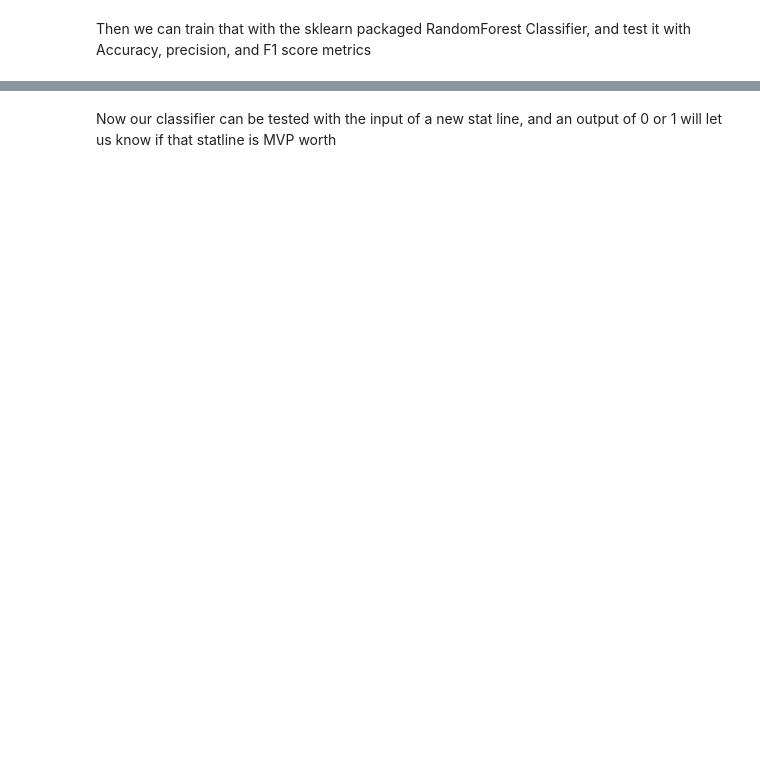
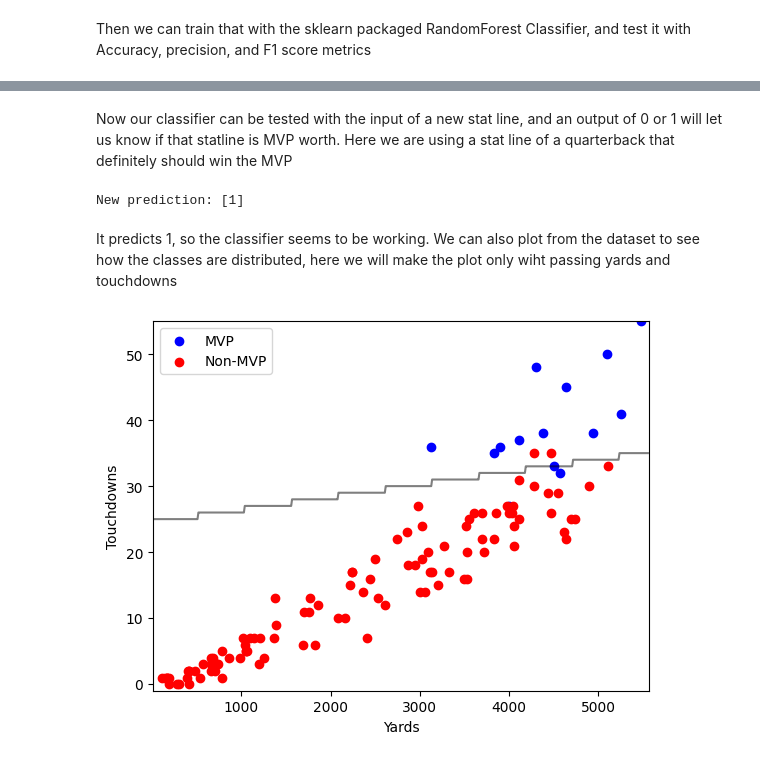
Before and after one commit to DaltonLee2k/DeepLearningFinal, a Jupyter notebook: DLFinalProject/dlFinal.ipynb, the cells around one changed output, grey strips where cells are left out. Saved outputs shown, nothing was run; the diff lists cells and outputs as text; code cells hidden in the pictures; blank space fills up the shorter version.

```diff
--- a/DLFinalProject/dlFinal.ipynb
+++ b/DLFinalProject/dlFinal.ipynb
@@ -38,2 +71,2 @@ print('F1-score:', f1_score(y_test, y_pred))
 # %% [markdown]
-Now our classifier can be tested with the input of a new stat line, and an output of 0 or 1 will let us know if that statline is MVP worth
+Now our classifier can be tested with the input of a new stat line, and an output of 0 or 1 will let us know if that statline is MVP worth. Here we are using a stat line of a quarterback that definitely should win the MVP
@@ -44,0 +73,54 @@ print('New prediction:', new_prediction)
+# %%
+# Define the new stat line with the 'Wins', 'Losses', and 'Ties' columns included
+new_stat_line = [[16, '13-3-0', 4299, 48, 5, 121.5]]
+new_stat_line_df = pd.DataFrame(new_stat_line, columns=['G', 'QBrec', 'Yds', 'TD', 'Int', 'Rate'])
+
+# Split the QBrec column into wins, losses, and ties
+new_stat_line_df[['Wins', 'Losses', 'Ties']] = new_stat_line_df['QBrec'].str.split('-', expand=True)
+
+# Convert the wins, losses, and ties columns to numeric data types
+new_stat_line_df[['Wins', 'Losses', 'Ties']] = new_stat_line_df[['Wins', 'Losses', 'Ties']].apply(pd.to_numeric)
+
+# Drop the QBrec column and make the prediction
+new_stat_line_df = new_stat_line_df.drop('QBrec', axis=1)
+new_prediction = clf.predict(new_stat_line_df)
+print('New prediction:', new_prediction)
+# %% [output]
+New prediction: [1]
+# %% [markdown]
+It predicts 1, so the classifier seems to be working. We can also plot from the dataset to see how the classes are distributed, here we will make the plot only wiht passing yards and touchdowns
+# %%
+# Read in the CSV file
+data = pd.read_csv('quarterback_stats.csv')
+
+# Separate the data into MVP and non-MVP groups based on the binary classification column
+mvp_data = data[data['MVP'] == 1]
+non_mvp_data = data[data['MVP'] == 0]
+
+# Create a scatter plot with yards on the x-axis, touchdowns on the y-axis, and different colored markers for the two groups
+plt.scatter(mvp_data['Yds'], mvp_data['TD'], color='blue', label='MVP')
+plt.scatter(non_mvp_data['Yds'], non_mvp_data['TD'], color='red', label='Non-MVP')
+
+# Fit logistic regression model to the data
+X = data[['Yds', 'TD']].values
+y = data['MVP'].values
+clf = LogisticRegression(random_state=0).fit(X, y)
+
+# Plot the decision boundary
+x_min, x_max = X[:, 0].min() - 100, X[:, 0].max() + 100
+y_min, y_max = X[:, 1].min() - 1, X[:, 1].max() + 1
+xx, yy = np.meshgrid(np.arange(x_min, x_max, 10),
+                     np.arange(y_min, y_max, 1))
+Z = clf.predict(np.c_[xx.ravel(), yy.ravel()])
+Z = Z.reshape(xx.shape)
+plt.contour(xx, yy, Z, colors='k', levels=[0], alpha=0.5)
+
+# Add axis labels and a legend
+plt.xlabel('Yards')
+plt.ylabel('Touchdowns')
+plt.legend()
+
+# Show the plot
+plt.show()
+# %% [output]
+[figure, added]
```
Also changed, not shown: parts of 13 cells of this notebook, 4 other files.
